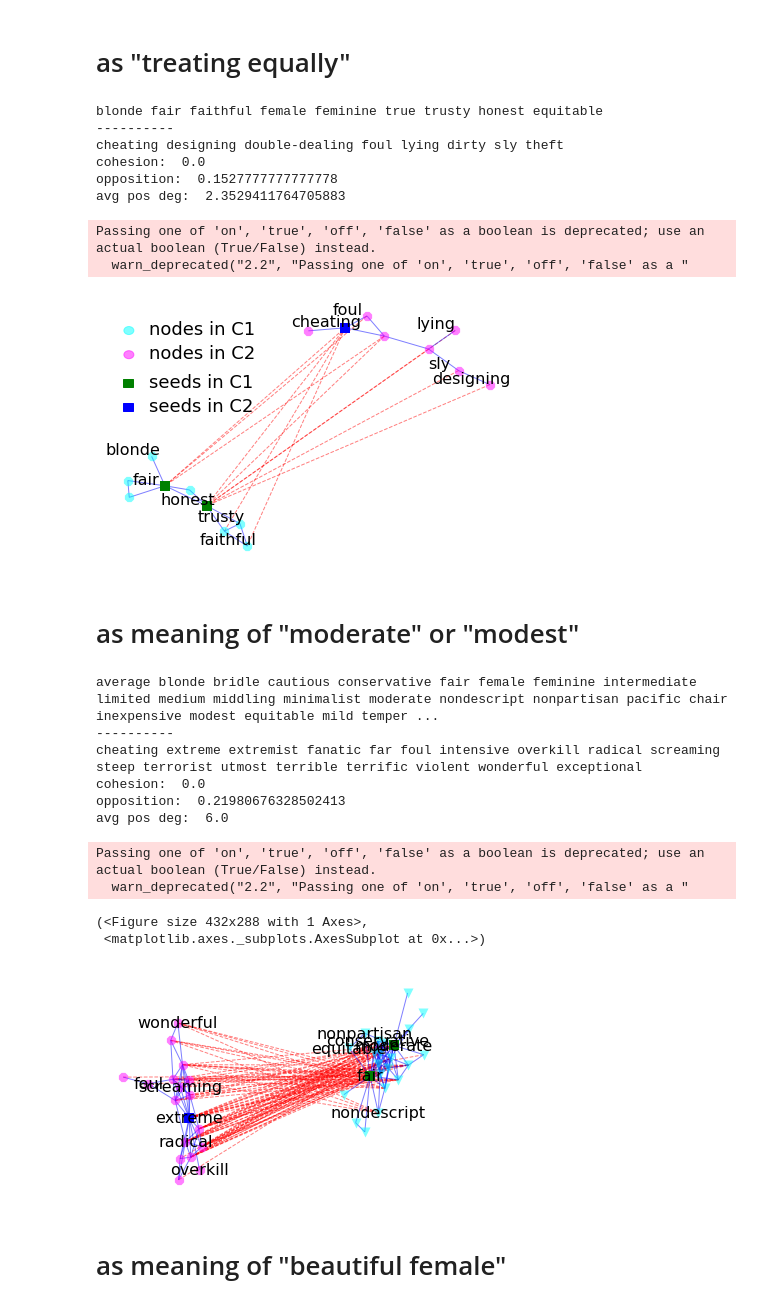
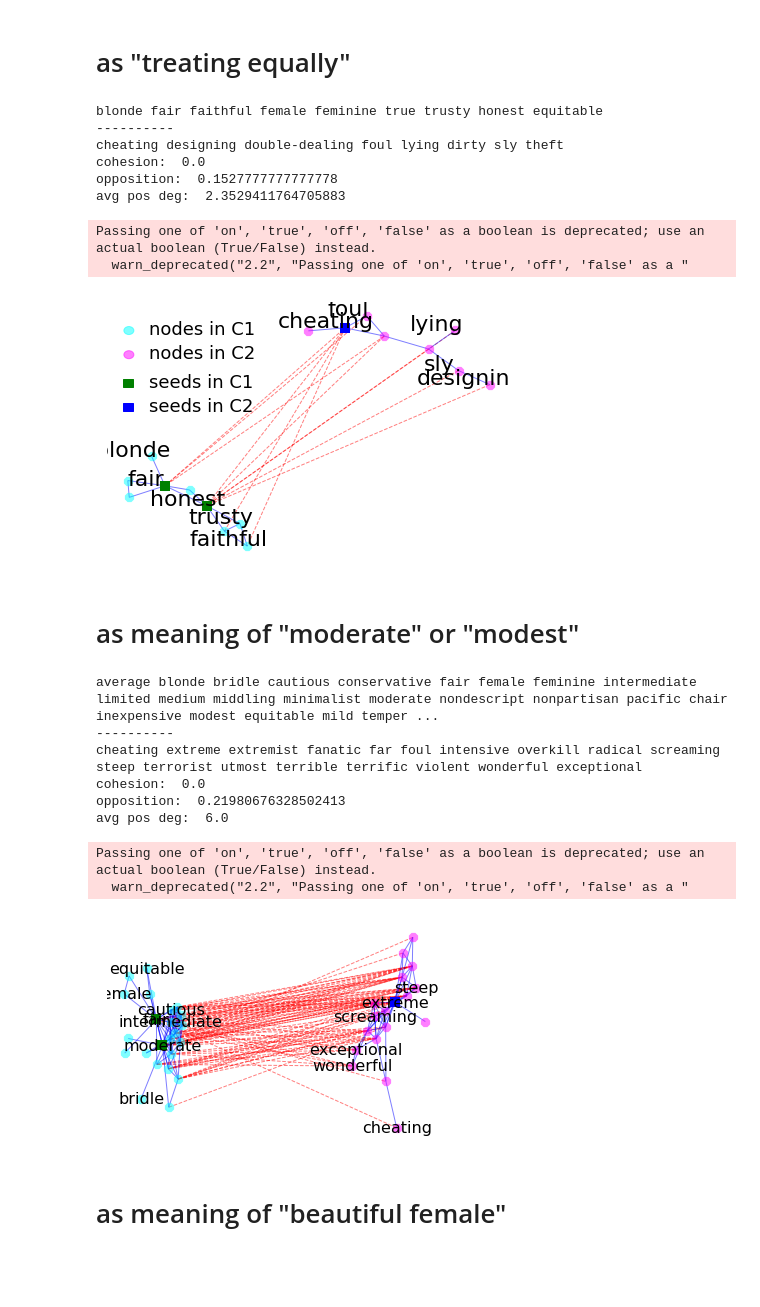
Before and after one commit to xiaohan2012/signed-local-community, a Jupyter notebook: case-study-overlapping-community.ipynb, the cells around one changed output. Cells and saved outputs as stored; diff of their text form; code cells hidden in the pictures; blank space fills up the shorter version.

```diff
--- a/case-study-overlapping-community.ipynb
+++ b/case-study-overlapping-community.ipynb
@@ -82,7 +83,7 @@ print(' '.join(neg_nbrs('fair')))
 # %% [output]
 bad overcast foul extremist brunette great dirty steep heavy special dull dark grand poor awful terrible terrific exceptional far radical extreme rare raw male grotesque masculine bold partial cheatin ...
 # %%
-def demo(seeds1, seeds2, C1_to_show=None, C2_to_show=None, n_labels_to_show=5, label_x_offset=0, label_y_offset=0):
+def demo(seeds1, seeds2, show_labels=True, C1_to_show=None, C2_to_show=None, n_labels_to_show=5, label_x_offset=0, label_y_offset=0, label_font_size=16):
     seeds1 = [w2i[w] for w in seeds1]
     seeds2 = [w2i[w] for w in seeds2]
 
@@ -97,16 +98,19 @@ def demo(seeds1, seeds2, C1_to_show=None, C2_to_show=None, n_labels_to_show=5, l
     print(get_words_string_from_indices(C1))
     print('-' * 10)
     print(get_words_string_from_indices(C2))
-    if C1_to_show is None:
-        C1_to_show = np.random.choice(C1, size=np.minimum(n_labels_to_show, len(C1)), replace=False)
-    C1_to_show = seeds1 + list(C1_to_show)
-    if C2_to_show is None:
-        C2_to_show = np.random.choice(C2, size=np.minimum(n_labels_to_show, len(C2)), replace=False)
-    C2_to_show = seeds2 + list(C2_to_show)
+    if show_labels:
+        if C1_to_show is None:
+            C1_to_show = np.random.choice(C1, size=np.minimum(n_labels_to_show, len(C1)), replace=False)
+        C1_to_show = seeds1 + list(C1_to_show)
+        if C2_to_show is None:
+            C2_to_show = np.random.choice(C2, size=np.minimum(n_labels_to_show, len(C2)), replace=False)
+        C2_to_show = seeds2 + list(C2_to_show)
 
-    C1_labels = {i: i2w[i] for i in C1_to_show}
-    C2_labels = {i: i2w[i] for i in C2_to_show}
-
+        C1_labels = {i: i2w[i] for i in C1_to_show}
+        C2_labels = {i: i2w[i] for i in C2_to_show}
+    else:
+        C1_labels = None
+        C2_labels = None
     print('cohesion: ', oppo(pos_A, C1, C2))
     print('opposition: ', oppo(neg_A, C1, C2))
     print('avg pos deg: ', avg_pos_deg(pos_A, np.concatenate((C1, C2))))
@@ -116,9 +120,10 @@ def demo(seeds1, seeds2, C1_to_show=None, C2_to_show=None, n_labels_to_show=5, l
         C1_labels=C1_labels, C2_labels=C2_labels,
         layout='pos',
         label_x_offset=label_x_offset,
-        label_y_offset=label_y_offset
+        label_y_offset=label_y_offset,
+        label_font_size=label_font_size
     )
-    return fig, ax
+    return fig, ax, (C1, C2)
 # %%
 def add_legends(ax):
     c1 = Circle((-0.8, 0.6), 0.025, color='cyan', alpha=0.5)
@@ -143,13 +148,16 @@ from matplotlib.collections import PatchCollection
 
 random.seed(12345)
 np.random.seed(12345)
-fig, ax = demo(
+fig, ax, (C1, C2) = demo(
     ['fair', 'honest'], ['cheating'],
+    show_labels=True,
     label_x_offset=-0.095, label_y_offset=0.04,
     C1_to_show=[w2i[w] for w in ('blonde', 'trusty', 'faithful')],
-    C2_to_show=[w2i[w] for w in ('designing', 'lying', 'sly', 'foul')]
+    C2_to_show=[w2i[w] for w in ('designing', 'lying', 'sly', 'foul')],
+    label_font_size=22
 )
 
+# ax.text(-1, -0.2, 'blonde', fontsize=20)
 
 add_legends(ax)
 fig.tight_layout()
@@ -165,4 +173,4 @@ opposition:  0.1527777777777778
 avg pos deg:  2.3529411764705883
 Passing one of 'on', 'true', 'off', 'false' as a boolean is deprecated; use an actual boolean (True/False) instead.
   warn_deprecated("2.2", "Passing one of 'on', 'true', 'off', 'false' as a "
-[figure, old version]
+[figure, new version]
@@ -169,19 +180,17 @@ Passing one of 'on', 'true', 'off', 'false' as a boolean is deprecated; use an a
 # %% [markdown]
 # as meaning of "moderate" or "modest"
 # %%
-demo(['fair', 'moderate'], ['extreme'])
+_ = demo(['fair', 'moderate'], ['extreme'])
 # %% [output]
 average blonde bridle cautious conservative fair female feminine intermediate limited medium middling minimalist moderate nondescript nonpartisan pacific chair inexpensive modest equitable mild temper ...
 ----------
 cheating extreme extremist fanatic far foul intensive overkill radical screaming steep terrorist utmost terrible terrific violent wonderful exceptional
 cohesion:  0.0
 opposition:  0.21980676328502413
 avg pos deg:  6.0
 Passing one of 'on', 'true', 'off', 'false' as a boolean is deprecated; use an actual boolean (True/False) instead.
   warn_deprecated("2.2", "Passing one of 'on', 'true', 'off', 'false' as a "
-(<Figure size 432x288 with 1 Axes>,
- <matplotlib.axes._subplots.AxesSubplot at 0x...>)
-[figure, old version]
+[figure, new version]
 # %% [markdown]
 # as meaning of "beautiful female"
 # %%
```
Also changed, not shown: parts of 4 cells of this notebook, 1 other file.
